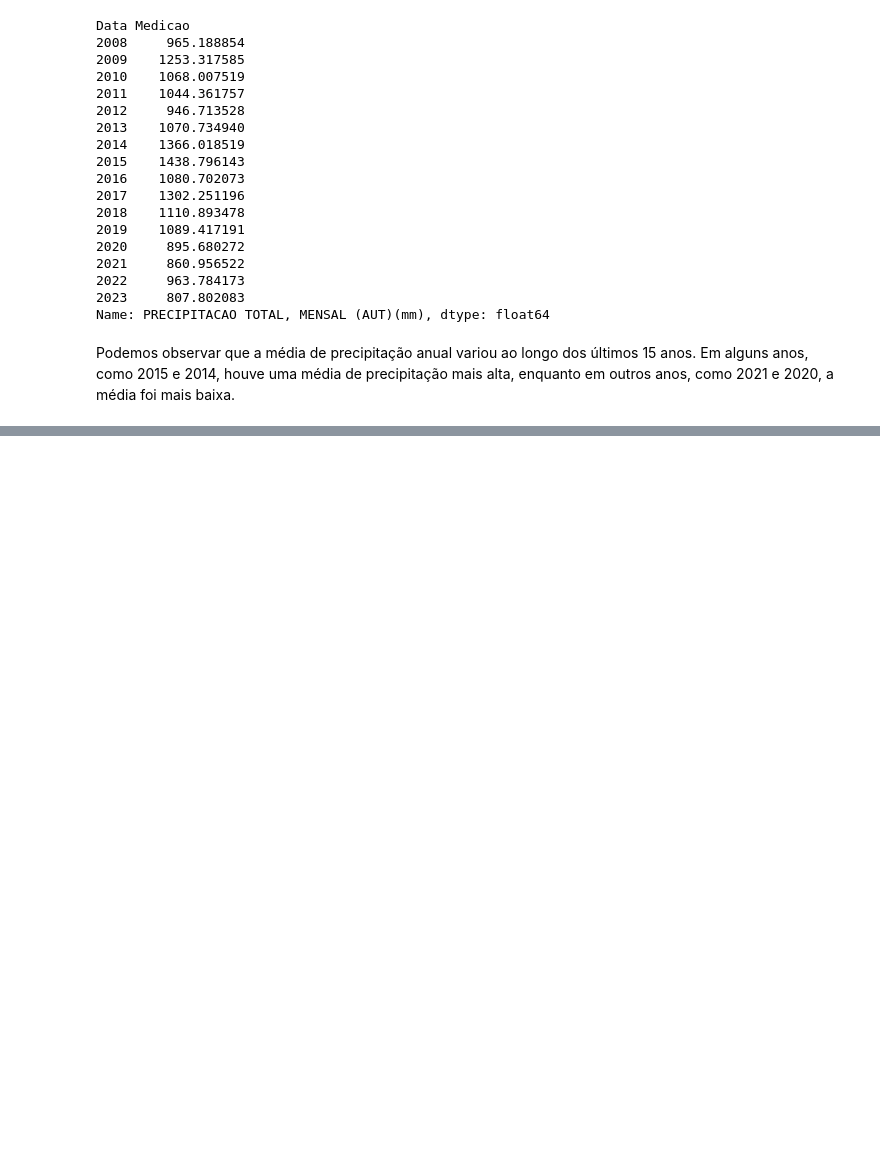
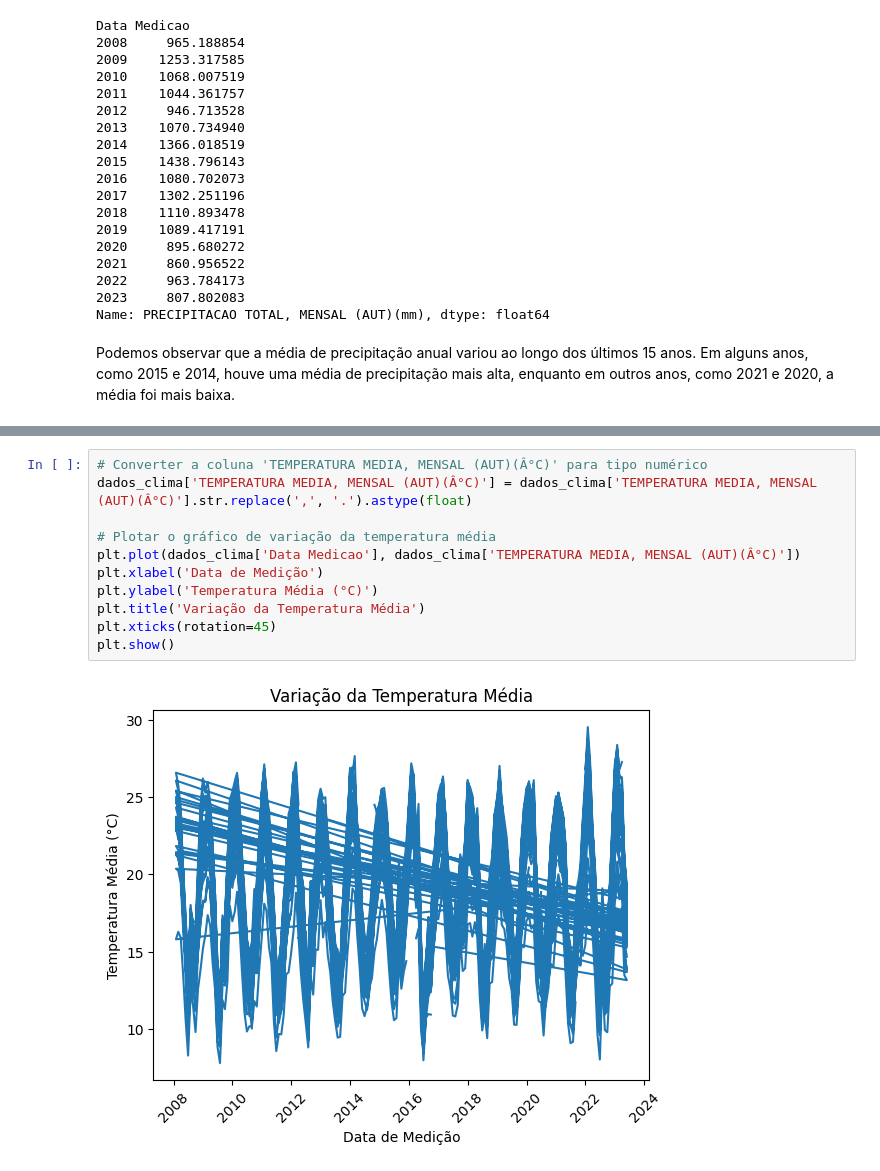
Before and after one commit to sauloajs/tech-challenge-01, a Jupyter notebook: Precipitação_Total_por_Ano.ipynb, the cells around one changed output, grey strips where cells are left out. Cells and saved outputs as stored; diff of their text form; blank space fills up the shorter version.

```diff
--- a/Precipitação_Total_por_Ano.ipynb
+++ b/Precipitação_Total_por_Ano.ipynb
@@ -88,0 +143,13 @@ Podemos observar que a média de precipitação anual variou ao longo dos últim
+# %%
+# Converter a coluna 'TEMPERATURA MEDIA, MENSAL (AUT)(Â°C)' para tipo numérico
+dados_clima['TEMPERATURA MEDIA, MENSAL (AUT)(Â°C)'] = dados_clima['TEMPERATURA MEDIA, MENSAL (AUT)(Â°C)'].str.replace(',', '.').astype(float)
+
+# Plotar o gráfico de variação da temperatura média
+plt.plot(dados_clima['Data Medicao'], dados_clima['TEMPERATURA MEDIA, MENSAL (AUT)(Â°C)'])
+plt.xlabel('Data de Medição')
+plt.ylabel('Temperatura Média (°C)')
+plt.title('Variação da Temperatura Média')
+plt.xticks(rotation=45)
+plt.show()
+# %% [output]
+[figure, added]
```
Also changed, not shown: parts of 13 cells of this notebook.
